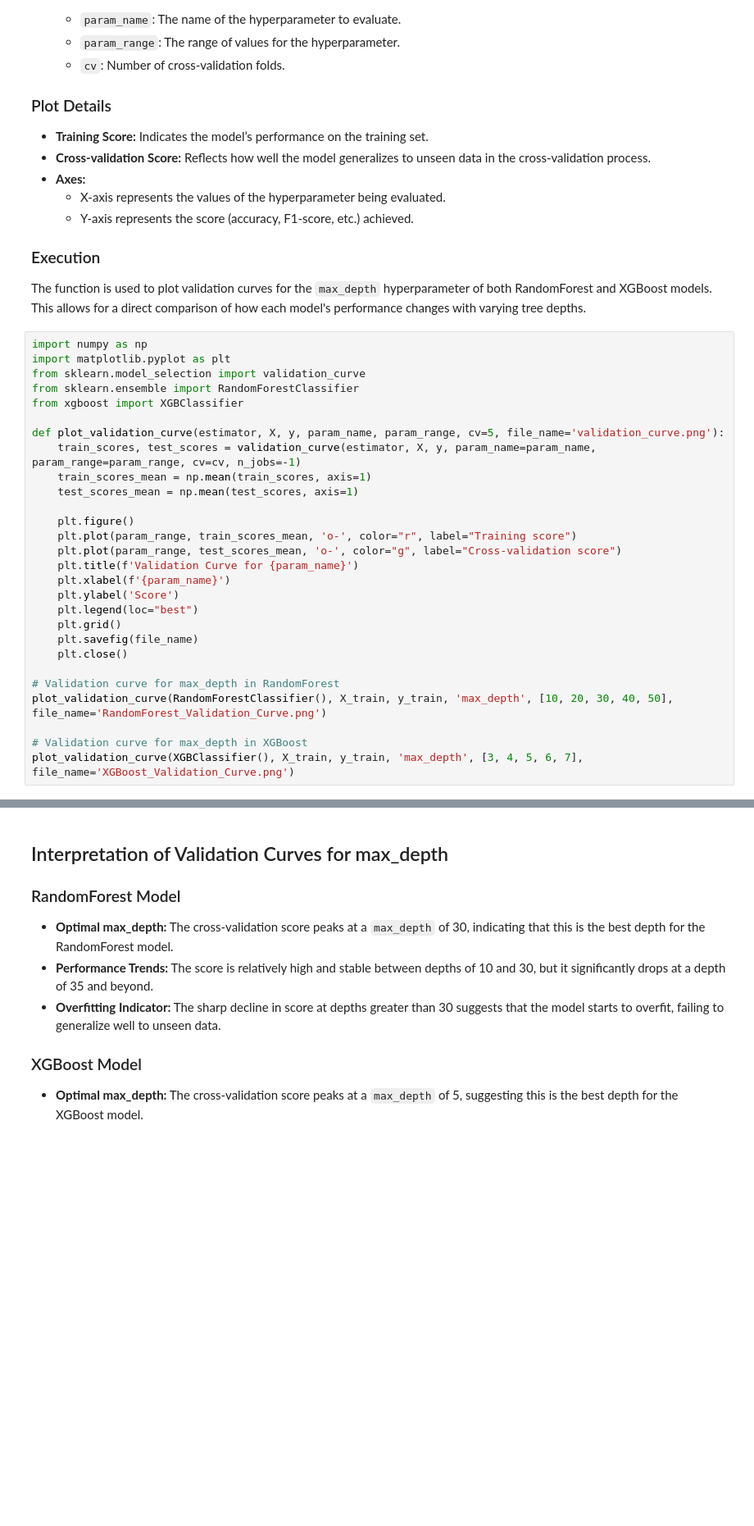
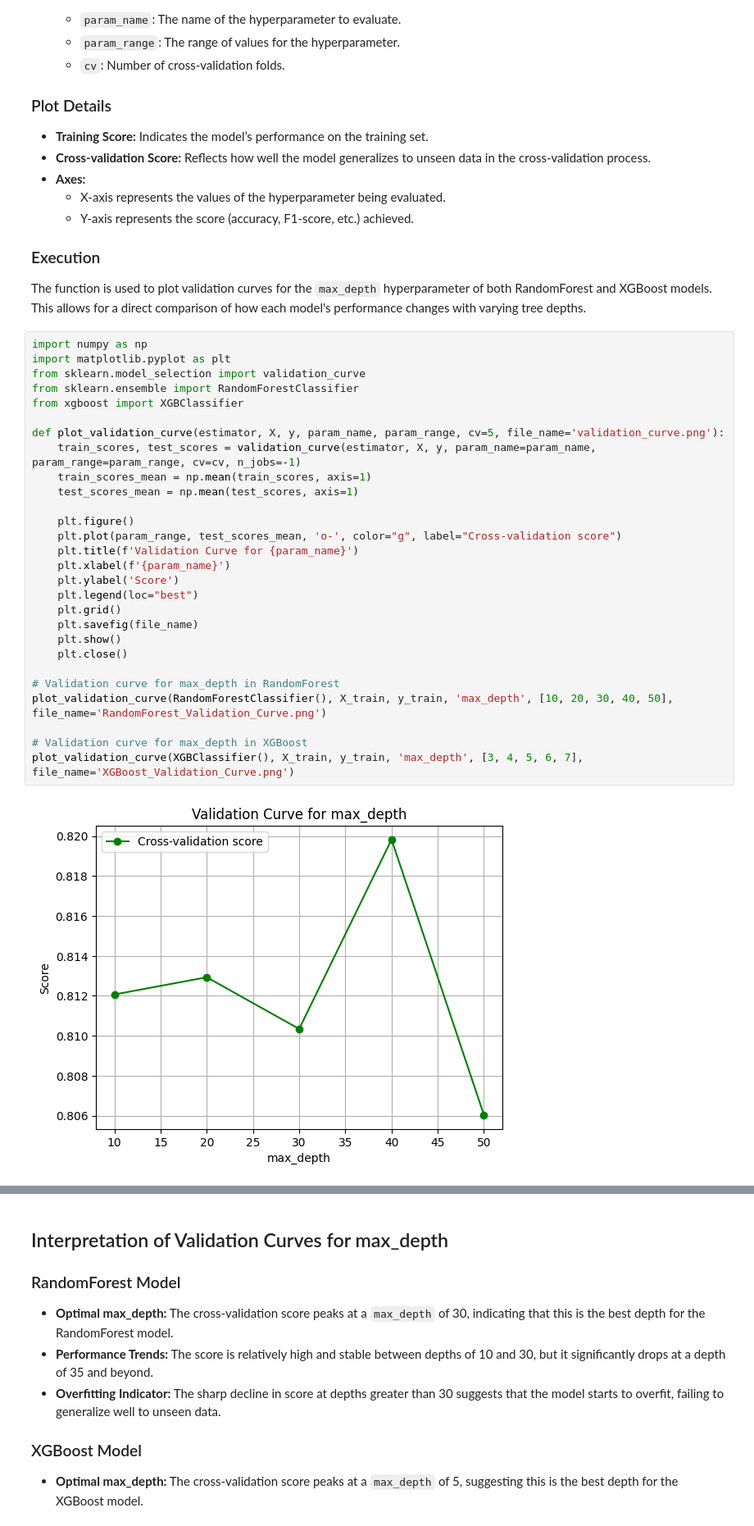
Before and after one commit to astronaut505/tradingtroll, a Jupyter notebook: buyorbye.ipynb, the cells around one changed output, grey strips where cells are left out. Shown at 82% size. Saved outputs shown, nothing was run; the diff lists cells and outputs as text; blank space fills up the shorter version.

```diff
--- a/buyorbye.ipynb
+++ b/buyorbye.ipynb
@@ -979,28 +983,30 @@ The function is used to plot validation curves for the `max_depth` hyperparamete
 # %%
 import numpy as np
 import matplotlib.pyplot as plt
 from sklearn.model_selection import validation_curve
 from sklearn.ensemble import RandomForestClassifier
 from xgboost import XGBClassifier
 
 def plot_validation_curve(estimator, X, y, param_name, param_range, cv=5, file_name='validation_curve.png'):
     train_scores, test_scores = validation_curve(estimator, X, y, param_name=param_name, param_range=param_range, cv=cv, n_jobs=-1)
     train_scores_mean = np.mean(train_scores, axis=1)
     test_scores_mean = np.mean(test_scores, axis=1)
 
     plt.figure()
-    plt.plot(param_range, train_scores_mean, 'o-', color="r", label="Training score")
     plt.plot(param_range, test_scores_mean, 'o-', color="g", label="Cross-validation score")
     plt.title(f'Validation Curve for {param_name}')
     plt.xlabel(f'{param_name}')
     plt.ylabel('Score')
     plt.legend(loc="best")
     plt.grid()
     plt.savefig(file_name)
+    plt.show()
     plt.close()
 
 # Validation curve for max_depth in RandomForest
 plot_validation_curve(RandomForestClassifier(), X_train, y_train, 'max_depth', [10, 20, 30, 40, 50], file_name='RandomForest_Validation_Curve.png')
 
 # Validation curve for max_depth in XGBoost
 plot_validation_curve(XGBClassifier(), X_train, y_train, 'max_depth', [3, 4, 5, 6, 7], file_name='XGBoost_Validation_Curve.png')
+# %% [output]
+[figure, added]
```
Also changed, not shown: parts of 2 cells of this notebook, 3 other files.
